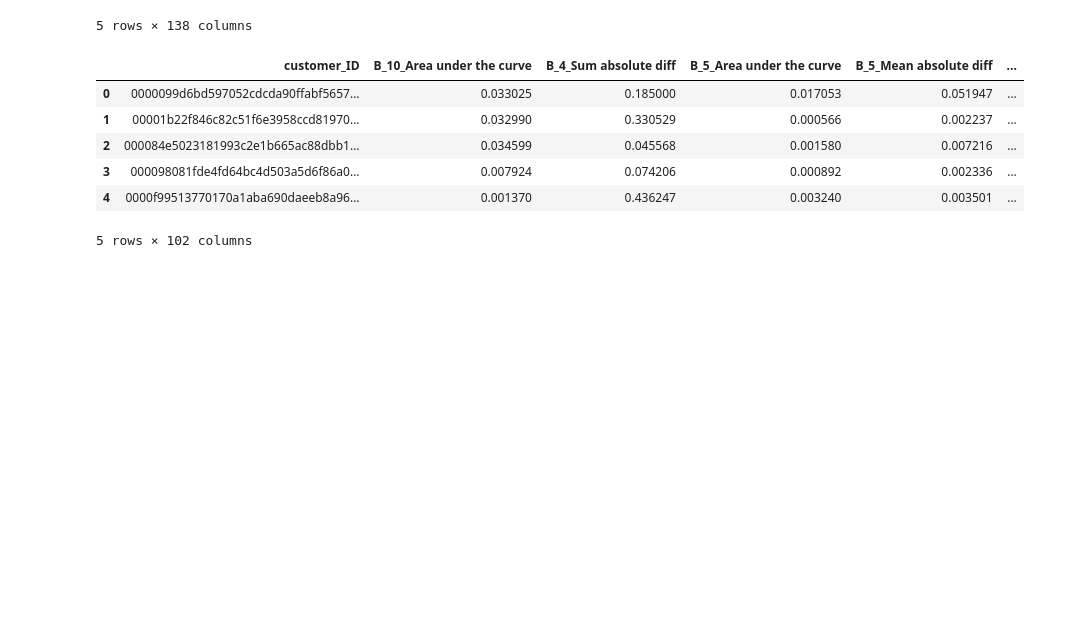
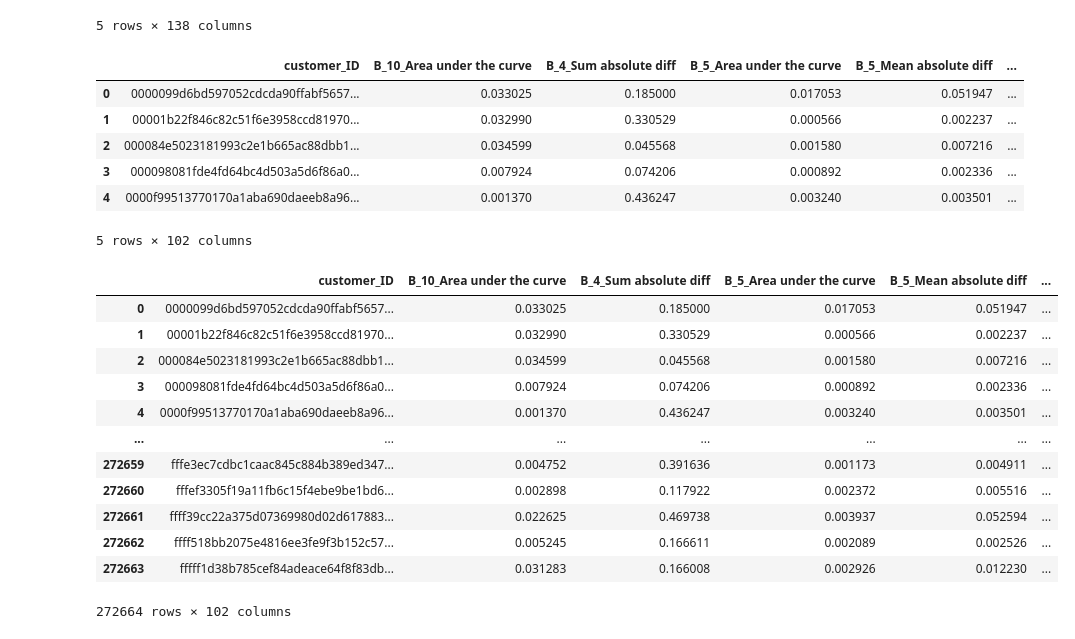
Before and after one commit to Vaseekaran-V/FYP_MSc, a Jupyter notebook: src/preprocessing/combining_data.ipynb, the cells around one changed output. Drawn from its saved outputs; the diff is of its cells as text; code cells hidden in the pictures; blank space fills up the shorter version.

```diff
--- a/src/preprocessing/combining_data.ipynb
+++ b/src/preprocessing/combining_data.ipynb
@@ -50,5 +50,32 @@ df_tsfel_temporal_selected.head()
 | 3 | 000098081fde4fd64bc4d503a5d6f86a0... | 0.007924 | 0.074206 | 0.000892 | 0.002336 | ... |
 | 4 | 0000f99513770170a1aba690daeeb8a96... | 0.001370 | 0.436247 | 0.003240 | 0.003501 | ... |
 5 rows × 102 columns
+# %%
+# Drop overlapping columns from the second DataFrame before merging
+df_ts_selected = df_ts_selected.drop(columns=[
+    col for col in df_last_month.columns if col != 'customer_ID' and col in df_ts_selected.columns
+])
+df_tsfel_stat_selected = df_tsfel_stat_selected.drop(columns=[
+    col for col in df_last_month.columns if col != 'customer_ID' and col in df_tsfel_stat_selected.columns
+])
+df_tsfel_temporal_selected = df_tsfel_temporal_selected.drop(columns=[
+    col for col in df_last_month.columns if col != 'customer_ID' and col in df_tsfel_temporal_selected.columns
+])
+# %%
+df_tsfel_temporal_selected
+# %% [output]
+|  | customer_ID | B_10_Area under the curve | B_4_Sum absolute diff | B_5_Area under the curve | B_5_Mean absolute diff | ... |
+| 0 | 0000099d6bd597052cdcda90ffabf5657... | 0.033025 | 0.185000 | 0.017053 | 0.051947 | ... |
+| 1 | 00001b22f846c82c51f6e3958ccd81970... | 0.032990 | 0.330529 | 0.000566 | 0.002237 | ... |
+| 2 | 000084e5023181993c2e1b665ac88dbb1... | 0.034599 | 0.045568 | 0.001580 | 0.007216 | ... |
+| 3 | 000098081fde4fd64bc4d503a5d6f86a0... | 0.007924 | 0.074206 | 0.000892 | 0.002336 | ... |
+| 4 | 0000f99513770170a1aba690daeeb8a96... | 0.001370 | 0.436247 | 0.003240 | 0.003501 | ... |
+| ... | ... | ... | ... | ... | ... | ... |
+| 272659 | fffe3ec7cdbc1caac845c884b389ed347... | 0.004752 | 0.391636 | 0.001173 | 0.004911 | ... |
+| 272660 | fffef3305f19a11fb6c15f4ebe9be1bd6... | 0.002898 | 0.117922 | 0.002372 | 0.005516 | ... |
+| 272661 | ffff39cc22a375d07369980d02d617883... | 0.022625 | 0.469738 | 0.003937 | 0.052594 | ... |
+| 272662 | ffff518bb2075e4816ee3fe9f3b152c57... | 0.005245 | 0.166611 | 0.002089 | 0.002526 | ... |
+| 272663 | fffff1d38b785cef84adeace64f8f83db... | 0.031283 | 0.166008 | 0.002926 | 0.012230 | ... |
+272664 rows × 102 columns
 # %%
 # Merge all features into a single DataFrame using the 'customer_ID' column
```
Also changed, not shown: parts of 12 cells of this notebook.
